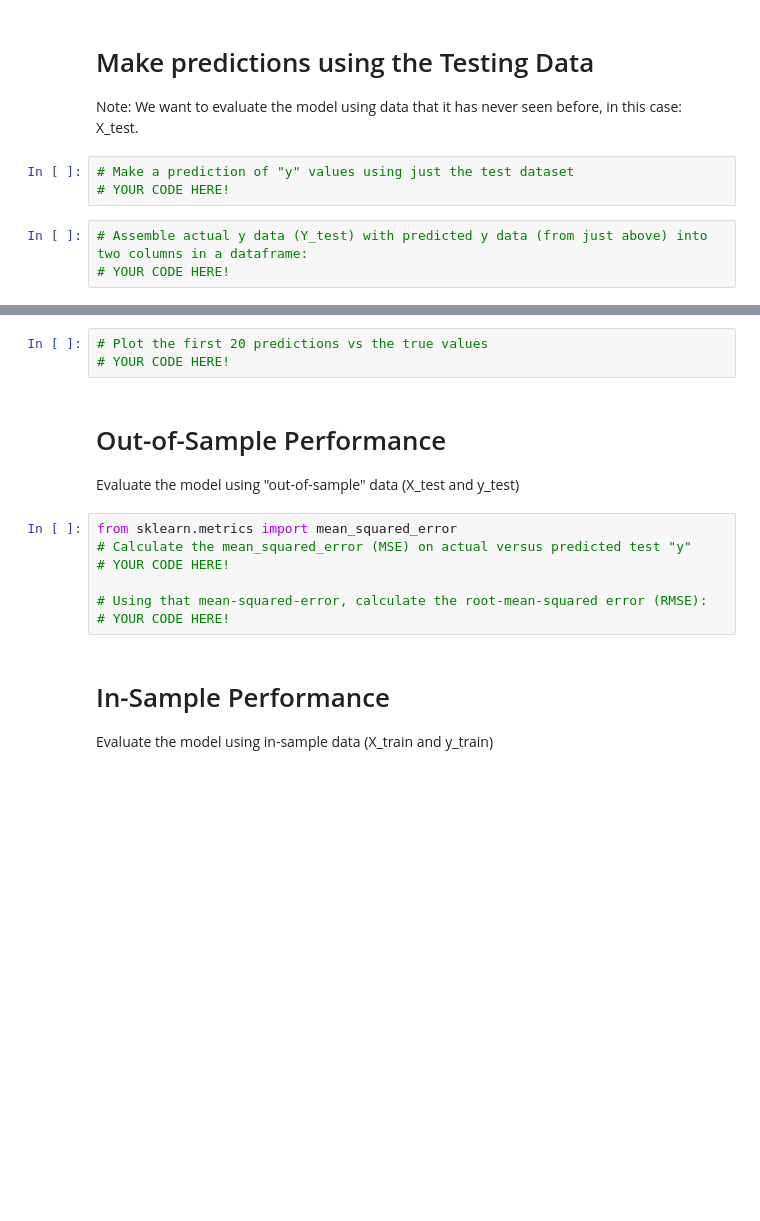
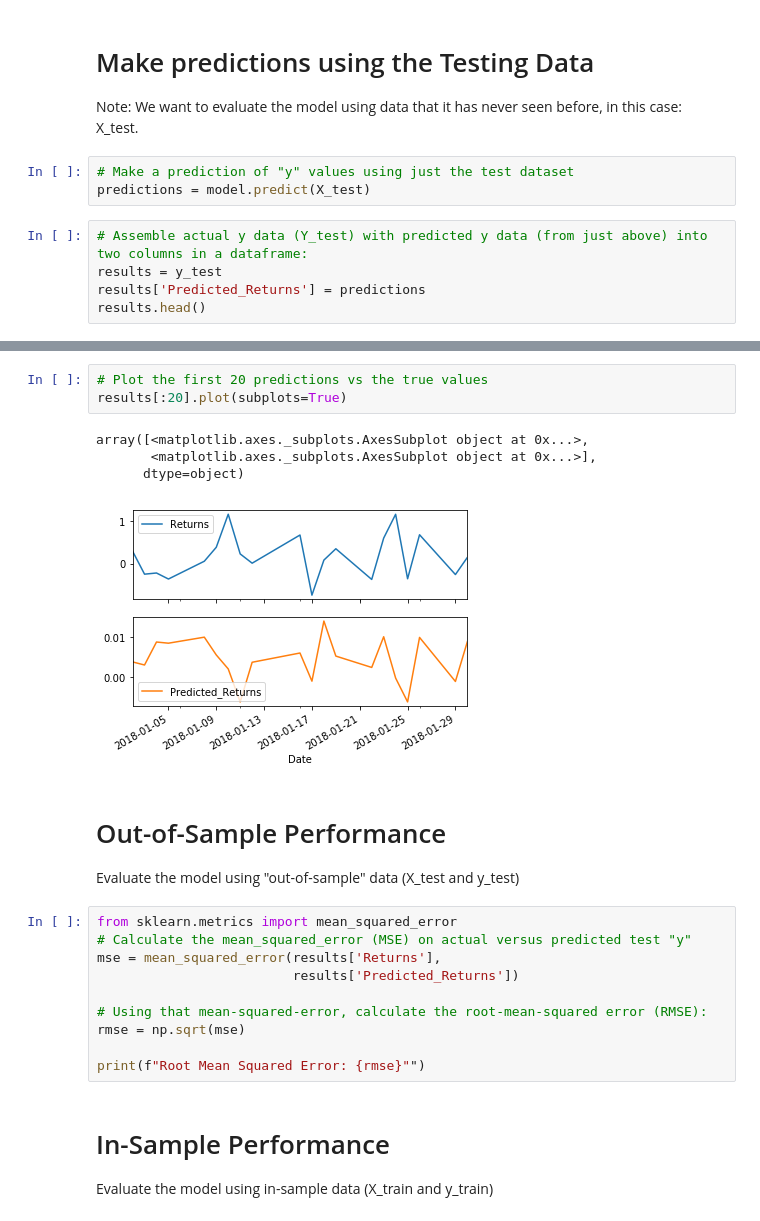
Before and after one commit to arsm800/Time_Series-A_Yen_For_The_Future, a Jupyter notebook: Instructions/Starter_Code/regression_analysis.ipynb, the cells around one changed output, grey strips where cells are left out. Drawn from its saved outputs; the diff is of its cells as text; blank space fills up the shorter version.

Commit message:
Used model to make predictions with test data, calculated root mean squared error for out-of-sample 'test' data.

```diff
--- a/Instructions/Starter_Code/regression_analysis.ipynb
+++ b/Instructions/Starter_Code/regression_analysis.ipynb
@@ -119,7 +120,9 @@ ValueError: Input contains NaN, infinity or a value too large for dtype('float64
 Note: We want to evaluate the model using data that it has never seen before, in this case: X_test.
 # %%
 # Make a prediction of "y" values using just the test dataset
-# YOUR CODE HERE!
+predictions = model.predict(X_test)
 # %%
 # Assemble actual y data (Y_test) with predicted y data (from just above) into two columns in a dataframe:
-# YOUR CODE HERE!
+results = y_test
+results['Predicted_Returns'] = predictions
+results.head()
@@ -126,6 +137,11 @@ Note: We want to evaluate the model using data that it has never seen before, in
 # %%
 # Plot the first 20 predictions vs the true values
-# YOUR CODE HERE!
+results[:20].plot(subplots=True)
+# %% [output]
+array([<matplotlib.axes._subplots.AxesSubplot object at 0x...>,
+       <matplotlib.axes._subplots.AxesSubplot object at 0x...>],
+      dtype=object)
+[figure, added]
 # %% [markdown]
 # Out-of-Sample Performance
 
@@ -133,10 +149,13 @@ Evaluate the model using "out-of-sample" data (X_test and y_test)
 # %%
 from sklearn.metrics import mean_squared_error
 # Calculate the mean_squared_error (MSE) on actual versus predicted test "y"
-# YOUR CODE HERE!
+mse = mean_squared_error(results['Returns'],
+                         results['Predicted_Returns'])
 
 # Using that mean-squared-error, calculate the root-mean-squared error (RMSE):
-# YOUR CODE HERE!
+rmse = np.sqrt(mse)
+
+print(f"Root Mean Squared Error: {rmse}"")
 # %% [markdown]
 # In-Sample Performance
 
```
Also changed, not shown: parts of 3 cells of this notebook.
